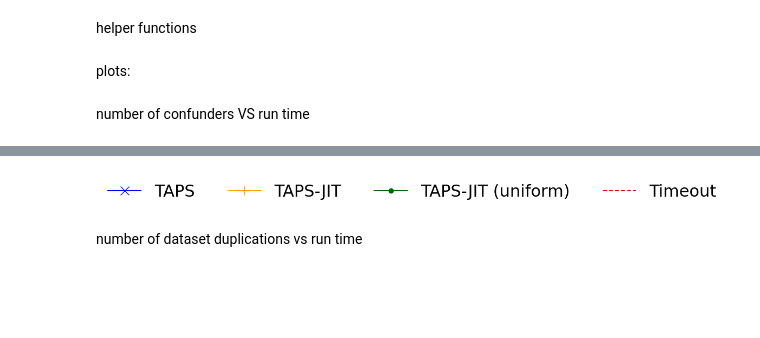
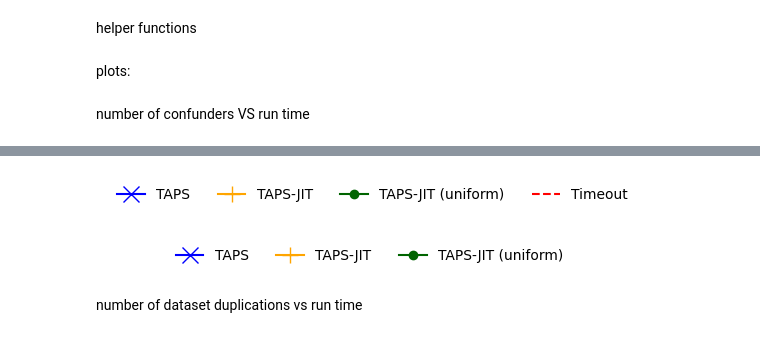
Before and after one commit to danielbarcohen-bot/ATE-shifting, a Jupyter notebook: graphs.ipynb, the cells around one changed output, grey strips where cells are left out. Cells and saved outputs as stored; diff of their text form; code cells hidden in the pictures; blank space fills up the shorter version.

```diff
--- a/graphs.ipynb
+++ b/graphs.ipynb
@@ -24,17 +24,17 @@ probe_probs_no_restart_marker = 'x'
 probe_probs_with_restart_color = 'orange'
 probe_probs_with_restart_marker = '+'
 
-doublefig_width = 7
-doublefig_height = 6
+doublefig_width = 3.7
+doublefig_height = 3.1
 
 #algorithm names
 taps = 'TAPS'
 probe = 'TAPS-JIT'
 uniform = 'TAPS-JIT (uniform)'
 
-plt.rcParams.update({'font.size': 22})
-FONT_SIZE = 22
-MARKER_SIZE = 10
+# plt.rcParams.update({'font.size': 22})
+# FONT_SIZE = 22
+MARKER_SIZE = 6
 TIMEOUT_VAL = 14400
 
 with open('dotted_results.json', 'r') as file:
@@ -322,7 +322,7 @@ from matplotlib.lines import Line2D
 def discard_legend():
     figlegend, ax = plt.subplots()
 
-    figlegend.set_figwidth(12)
+    figlegend.set_figwidth(6.8)
     figlegend.set_figheight(0.1)
     figlegend.set_tight_layout(True)
 
@@ -349,34 +349,90 @@ def discard_legend():
             [], [],
             label=uniform,
             color=probe_color,
             linestyle='-',
             marker=probe_marker,
             ms=12
         ),
         Line2D(
             [], [],
             label='Timeout',
             color=timeout_color,
             linestyle='--'
         )
     ]
 
     figlegend.legend(
         handles=handles,
         ncol=4,
         frameon=False,
         loc='center'
     )
 
     figlegend.savefig(
         'freefloating-legend.pdf',
         bbox_inches="tight",
         dpi=600
     )
 
 discard_legend()
 # %% [output]
-[figure, old version]
+[figure, new version]
+# %%
+
+from matplotlib.lines import Line2D
+
+def discard_legend_no_timeout():
+    figlegend, ax = plt.subplots()
+
+    figlegend.set_figwidth(6.8)
+    figlegend.set_figheight(0.1)
+    figlegend.set_tight_layout(True)
+
+    ax.set_axis_off()
+
+    handles = [
+        Line2D(
+            [], [],
+            label=taps,
+            color=probe_probs_no_restart_color,
+            linestyle='-',
+            marker=probe_probs_no_restart_marker,
+            ms=12
+        ),
+        Line2D(
+            [], [],
+            label=probe,
+            color=probe_probs_with_restart_color,
+            linestyle='-',
+            marker=probe_probs_with_restart_marker,
+            ms=12
+        ),
+        Line2D(
+            [], [],
+            label=uniform,
+            color=probe_color,
+            linestyle='-',
+            marker=probe_marker,
+            ms=12
+        )
+    ]
+
+    figlegend.legend(
+        handles=handles,
+        ncol=4,
+        frameon=False,
+        loc='center'
+    )
+
+    figlegend.savefig(
+        'freefloating-legend-no-to.pdf',
+        bbox_inches="tight",
+        dpi=600
+    )
+
+discard_legend_no_timeout()
+# %% [output]
+[figure, added]
 # %% [markdown]
 number of dataset duplications vs run time
 # %%
```
Also changed, not shown: parts of 11 cells of this notebook.
